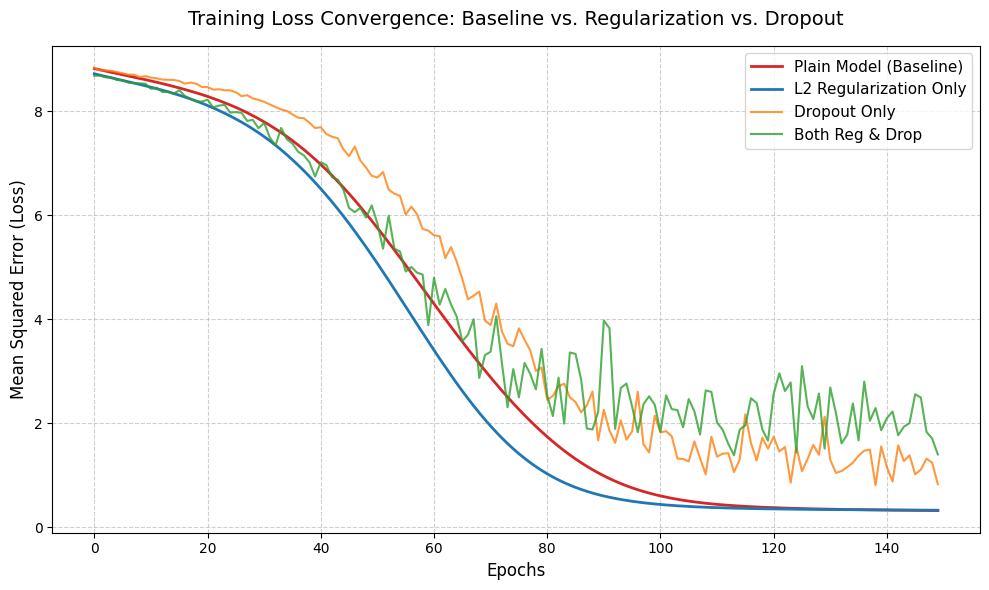
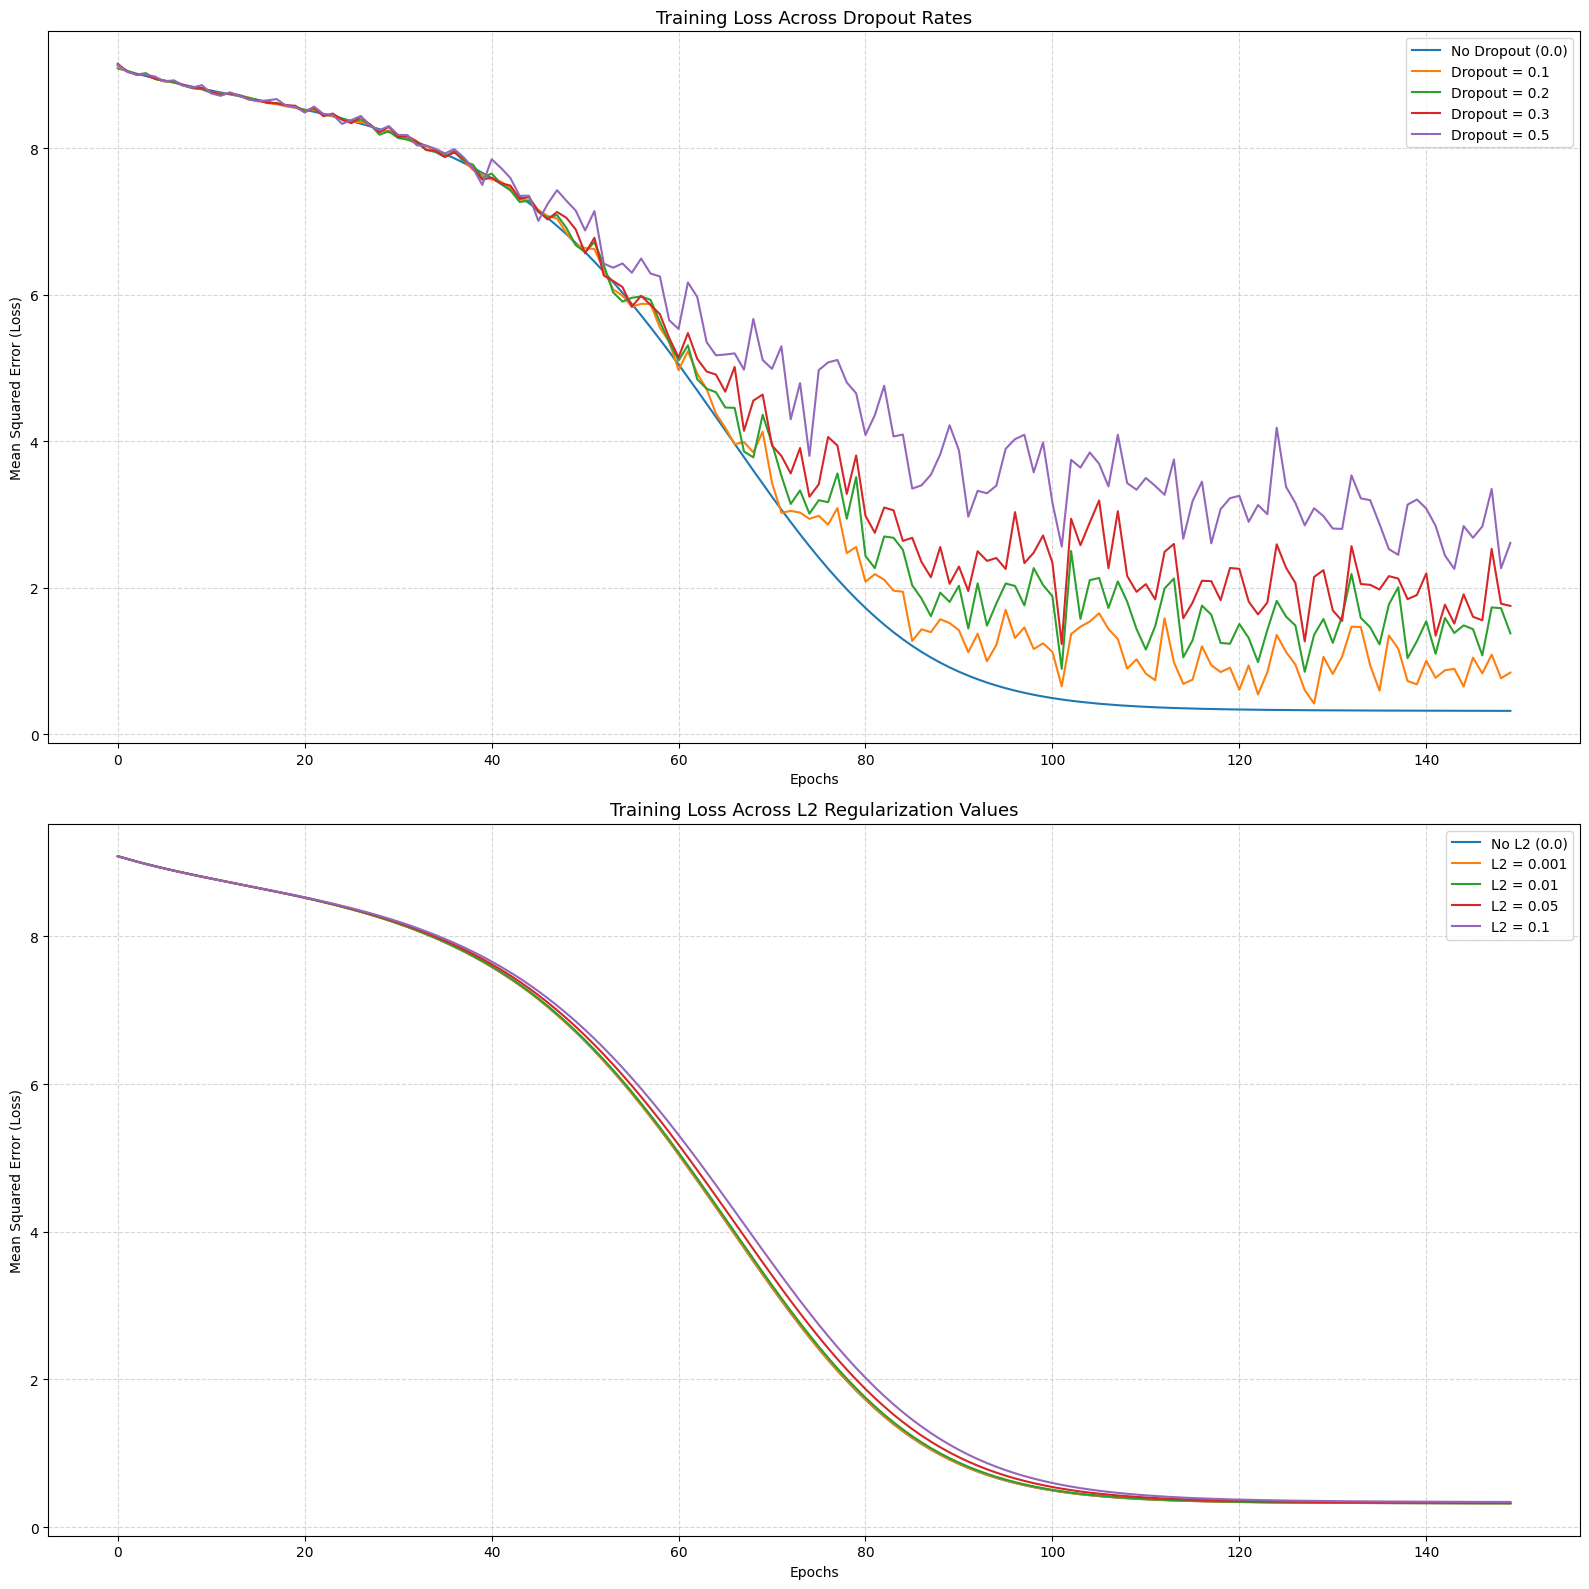
Code edit (unified diff) that turned the first committed figure into the second:
--- before
+++ after
@@ -3,67 +3,75 @@
 y_train = X_train @ np.array([[1.5], [-2.0], [0.5], [1.0], [-1.0]]) + np.random.randn(150, 1) * 0.5
 
-# Network A: Plain Model (No Regularization, No Dropout)
-net_plain = ANN([
-    Dense(5, 10), 
-    Dense(10, 1, activation=False)
-])
-
-# Network B: L2 Regularization Only
-net_reg = ANN([
-    Dense(5, 10, l2_lambda=0.01), 
-    Dense(10, 1, l2_lambda=0.01, activation=False) 
-])
-
-# Network C: Dropout Only
-net_drop = ANN([
-    Dense(5, 10), 
-    Dropout(10, drop_rate=0.2),
-    Dense(10, 1, activation=False)
-])
-
-# Network D: Both L2 and Dropout
-net_both = ANN([
-    Dense(5, 10, l2_lambda=0.01), 
-    Dropout(10, drop_rate=0.3),
-    Dense(10, 1, l2_lambda=0.01, activation=False)
-])
-
 learning_rate = 0.01
 epochs = 150
 
-def train_and_track(network, name):
+def build_network(drop_rate=0.0, l2_lambda=0.0):
+    layers = [Dense(5, 10, l2_lambda=l2_lambda)]
+    if drop_rate > 0.0:
+        layers.append(Dropout(10, drop_rate=drop_rate))
+    layers.append(Dense(10, 1, l2_lambda=l2_lambda, activation=False))
+    return ANN(layers)
+
+def train_and_track(network):
     losses = []
-    for i in range(epochs):
+    for _ in range(epochs):
         y_pred = X_train
         for layer in network.layers:
             y_pred = layer.forward_pass(y_pred)
-        
+
         loss = np.mean(np.square(y_pred - y_train))
         losses.append(loss)
-        
         network.backward_pass(y_pred, y_train, learning_rate)
-        
-    print(f"{name} Final Training Loss: {losses[-1]:.4f}")
+
     return losses
 
-loss_plain = train_and_track(net_plain, "Plain Model       ")
-loss_reg = train_and_track(net_reg,   "Regularization Only")
-loss_drop = train_and_track(net_drop, "Dropout Only      ")
-loss_both = train_and_track(net_both, "Both Reg & Drop   ")
+# ---------------------------
+# 1) Compare Dropout Rates
+# ---------------------------
+dropout_rates = [0.0, 0.1, 0.2, 0.3, 0.5]
+dropout_losses = {}
 
-plt.figure(figsize=(10, 6))
+for rate in dropout_rates:
+    np.random.seed(123)  # keep initialization consistent across settings
+    net = build_network(drop_rate=rate, l2_lambda=0.0)
+    dropout_losses[rate] = train_and_track(net)
+    print(f"Dropout rate {rate:.1f} -> Final Loss: {dropout_losses[rate][-1]:.4f}")
 
-# Plot all four loss arrays
-plt.plot(loss_plain, label='Plain Model (Baseline)', color='#d62728', linewidth=2) # Red
-plt.plot(loss_reg, label='L2 Regularization Only', color='#1f77b4', linewidth=2) # Blue
-plt.plot(loss_drop, label='Dropout Only', color='#ff7f0e', alpha=0.8, linewidth=1.5) # Orange
-plt.plot(loss_both, label='Both Reg & Drop', color='#2ca02c', alpha=0.8, linewidth=1.5) # Green
+# -----------------------------------
+# 2) Compare L2 Regularization Values
+# -----------------------------------
+l2_values = [0.0, 0.001, 0.01, 0.05, 0.1]
+l2_losses = {}
 
-# Format the chart
-plt.title('Training Loss Convergence: Baseline vs. Regularization vs. Dropout', fontsize=14, pad=15)
-plt.xlabel('Epochs', fontsize=12)
-plt.ylabel('Mean Squared Error (Loss)', fontsize=12)
-plt.grid(True, linestyle='--', alpha=0.6)
-plt.legend(fontsize=11)
+for l2_lambda in l2_values:
+    np.random.seed(123)  # keep initialization consistent across settings
+    net = build_network(drop_rate=0.0, l2_lambda=l2_lambda)
+    l2_losses[l2_lambda] = train_and_track(net)
+    print(f"L2 lambda {l2_lambda:g} -> Final Loss: {l2_losses[l2_lambda][-1]:.4f}")
+
+# ---------------------------
+# Plot both comparisons
+# ---------------------------
+fig, axes = plt.subplots(2, 1, figsize=(16, 16))
+
+for rate, losses in dropout_losses.items():
+    label = "No Dropout (0.0)" if rate == 0.0 else f"Dropout = {rate:.1f}"
+    axes[0].plot(losses, label=label)
+
+axes[0].set_title("Training Loss Across Dropout Rates", fontsize=13)
+axes[0].set_xlabel("Epochs")
+axes[0].set_ylabel("Mean Squared Error (Loss)")
+axes[0].grid(True, linestyle="--", alpha=0.5)
+axes[0].legend()
+
+for l2_lambda, losses in l2_losses.items():
+    label = "No L2 (0.0)" if l2_lambda == 0.0 else f"L2 = {l2_lambda:g}"
+    axes[1].plot(losses, label=label)
+
+axes[1].set_title("Training Loss Across L2 Regularization Values", fontsize=13)
+axes[1].set_xlabel("Epochs")
+axes[1].set_ylabel("Mean Squared Error (Loss)")
+axes[1].grid(True, linestyle="--", alpha=0.5)
+axes[1].legend()
 
 plt.tight_layout()

Commit: KNN